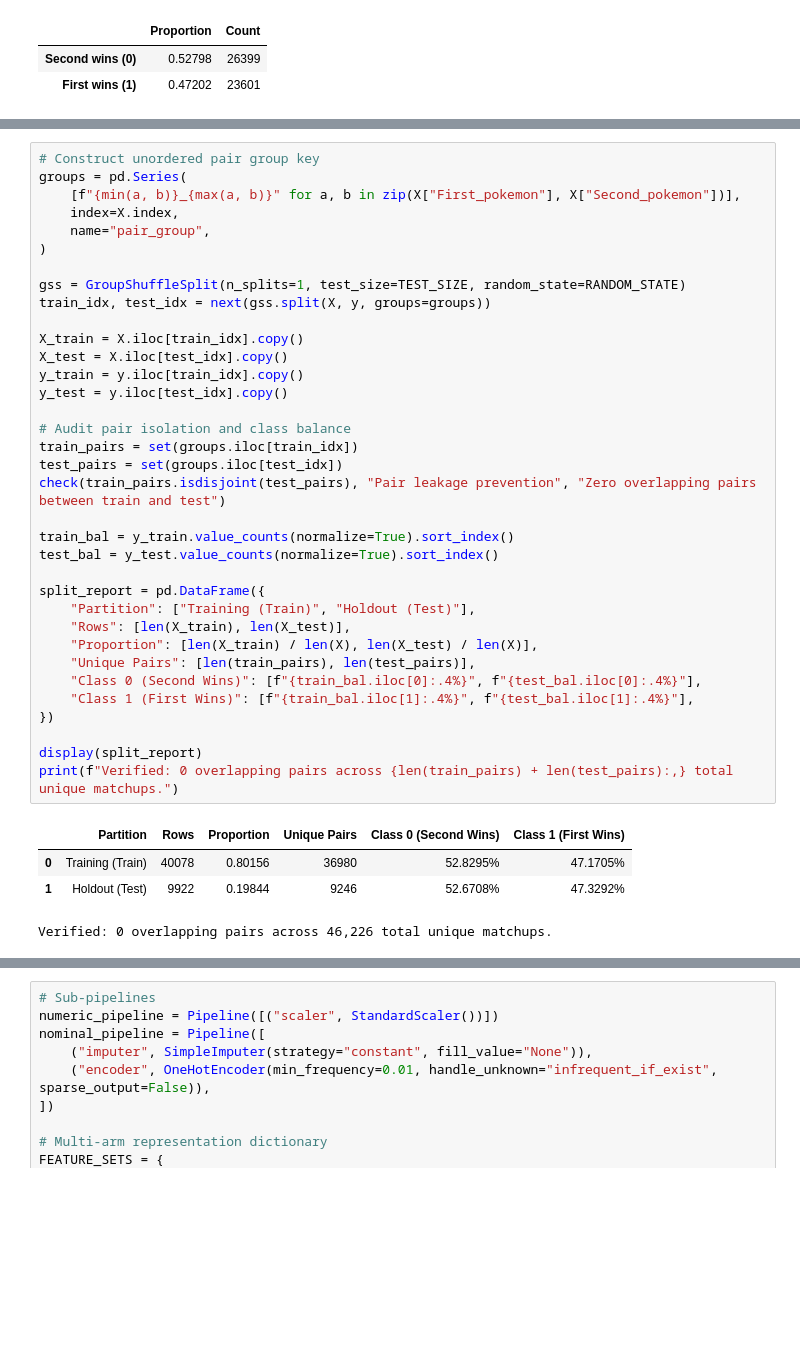
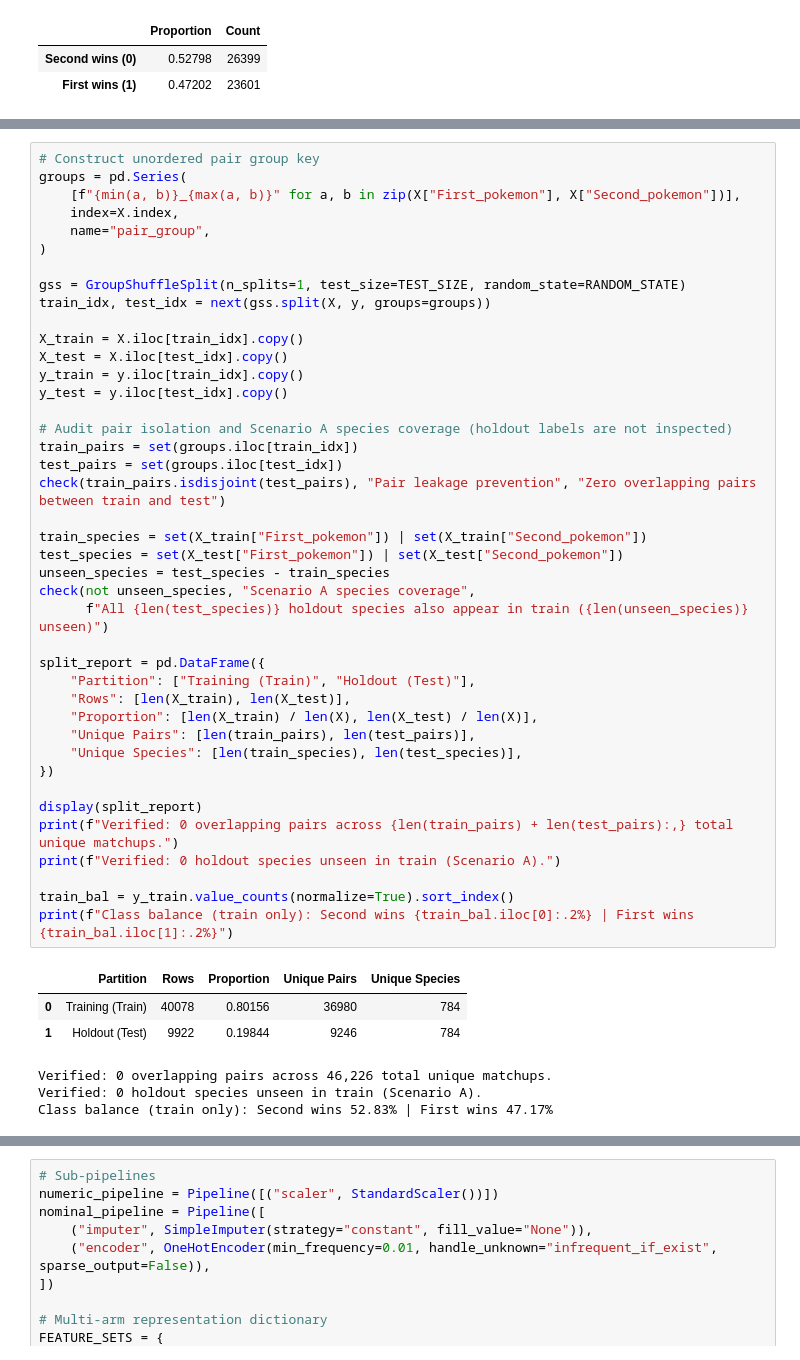
Before and after one commit to errodd/pokemon_battle_winner_predictor, a Jupyter notebook: notebooks/02_data_preparation.ipynb, the cells around one changed output, grey strips where cells are left out. Drawn from its saved outputs; the diff is of its cells as text; blank space fills up the shorter version.

```diff
--- a/notebooks/02_data_preparation.ipynb
+++ b/notebooks/02_data_preparation.ipynb
@@ -315,42 +325,50 @@ We define the group key as the **unordered pair string** `f"{min(A, B)}_{max(A,
 # Construct unordered pair group key
 groups = pd.Series(
     [f"{min(a, b)}_{max(a, b)}" for a, b in zip(X["First_pokemon"], X["Second_pokemon"])],
     index=X.index,
     name="pair_group",
 )
 
 gss = GroupShuffleSplit(n_splits=1, test_size=TEST_SIZE, random_state=RANDOM_STATE)
 train_idx, test_idx = next(gss.split(X, y, groups=groups))
 
 X_train = X.iloc[train_idx].copy()
 X_test = X.iloc[test_idx].copy()
 y_train = y.iloc[train_idx].copy()
 y_test = y.iloc[test_idx].copy()
 
-# Audit pair isolation and class balance
+# Audit pair isolation and Scenario A species coverage (holdout labels are not inspected)
 train_pairs = set(groups.iloc[train_idx])
 test_pairs = set(groups.iloc[test_idx])
 check(train_pairs.isdisjoint(test_pairs), "Pair leakage prevention", "Zero overlapping pairs between train and test")
 
-train_bal = y_train.value_counts(normalize=True).sort_index()
-test_bal = y_test.value_counts(normalize=True).sort_index()
+train_species = set(X_train["First_pokemon"]) | set(X_train["Second_pokemon"])
+test_species = set(X_test["First_pokemon"]) | set(X_test["Second_pokemon"])
+unseen_species = test_species - train_species
+check(not unseen_species, "Scenario A species coverage",
+      f"All {len(test_species)} holdout species also appear in train ({len(unseen_species)} unseen)")
 
 split_report = pd.DataFrame({
     "Partition": ["Training (Train)", "Holdout (Test)"],
     "Rows": [len(X_train), len(X_test)],
     "Proportion": [len(X_train) / len(X), len(X_test) / len(X)],
     "Unique Pairs": [len(train_pairs), len(test_pairs)],
-    "Class 0 (Second Wins)": [f"{train_bal.iloc[0]:.4%}", f"{test_bal.iloc[0]:.4%}"],
-    "Class 1 (First Wins)": [f"{train_bal.iloc[1]:.4%}", f"{test_bal.iloc[1]:.4%}"],
+    "Unique Species": [len(train_species), len(test_species)],
 })
 
 display(split_report)
 print(f"Verified: 0 overlapping pairs across {len(train_pairs) + len(test_pairs):,} total unique matchups.")
+print(f"Verified: 0 holdout species unseen in train (Scenario A).")
+
+train_bal = y_train.value_counts(normalize=True).sort_index()
+print(f"Class balance (train only): Second wins {train_bal.iloc[0]:.2%} | First wins {train_bal.iloc[1]:.2%}")
 # %% [output]
-|  | Partition | Rows | Proportion | Unique Pairs | Class 0 (Second Wins) | Class 1 (First Wins) |
-| 0 | Training (Train) | 40078 | 0.80156 | 36980 | 52.8295% | 47.1705% |
-| 1 | Holdout (Test) | 9922 | 0.19844 | 9246 | 52.6708% | 47.3292% |
+|  | Partition | Rows | Proportion | Unique Pairs | Unique Species |
+| 0 | Training (Train) | 40078 | 0.80156 | 36980 | 784 |
+| 1 | Holdout (Test) | 9922 | 0.19844 | 9246 | 784 |
 Verified: 0 overlapping pairs across 46,226 total unique matchups.
+Verified: 0 holdout species unseen in train (Scenario A).
+Class balance (train only): Second wins 52.83% | First wins 47.17%
 # %% [markdown]
 # 8. Stateless Feature Engineering Function
 
```
Also changed, not shown: parts of 20 cells of this notebook, 2 other files.
